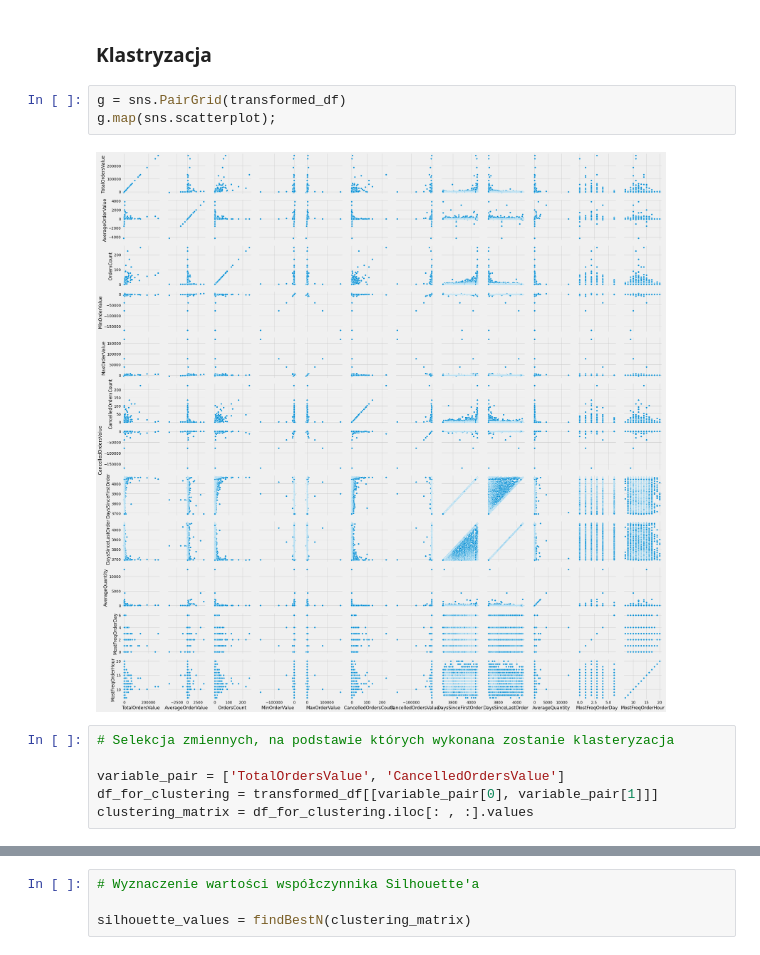
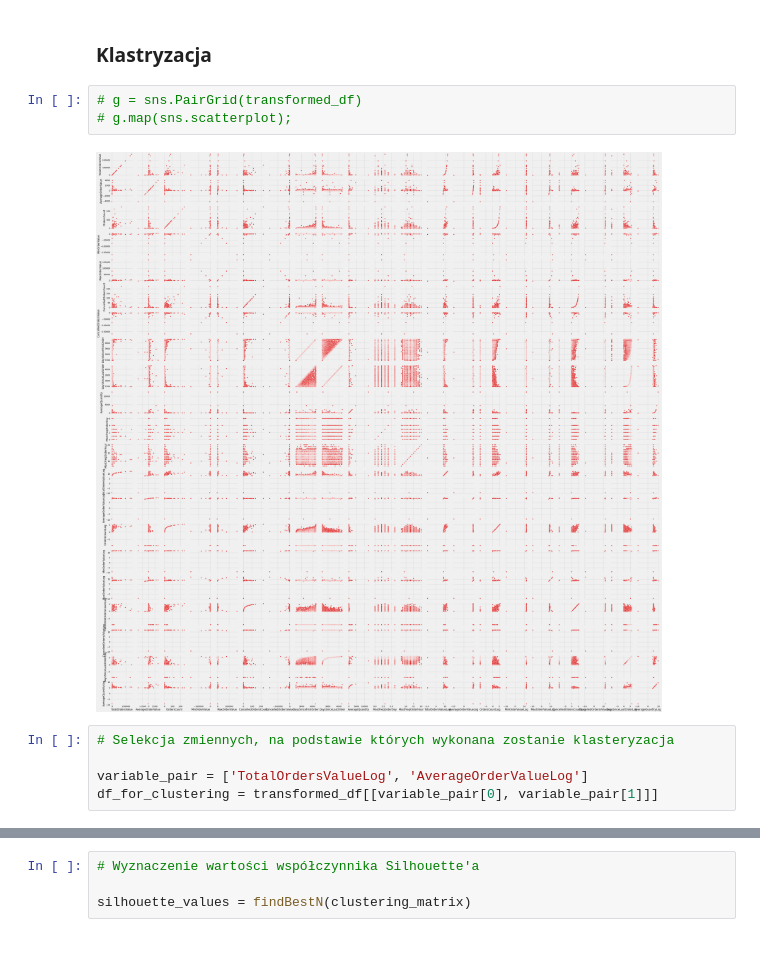
Before and after one commit to kkowalczykk/k-means-segmentation, a Jupyter notebook: main.ipynb, the cells around one changed output, grey strips where cells are left out. Drawn from its saved outputs; the diff is of its cells as text.

```diff
--- a/main.ipynb
+++ b/main.ipynb
@@ -333,13 +382,12 @@ transformed_df
 # %% [markdown]
 ### Klastryzacja
 # %%
-g = sns.PairGrid(transformed_df)
-g.map(sns.scatterplot);
+# g = sns.PairGrid(transformed_df)
+# g.map(sns.scatterplot);
 # %% [output]
-[figure, old version]
+[figure, new version]
 # %%
 # Selekcja zmiennych, na podstawie których wykonana zostanie klasteryzacja
 
-variable_pair = ['TotalOrdersValue', 'CancelledOrdersValue']
+variable_pair = ['TotalOrdersValueLog', 'AverageOrderValueLog']
 df_for_clustering = transformed_df[[variable_pair[0], variable_pair[1]]]
-clustering_matrix = df_for_clustering.iloc[: , :].values
```
Also changed, not shown: parts of 21 cells of this notebook, 1 other file.
